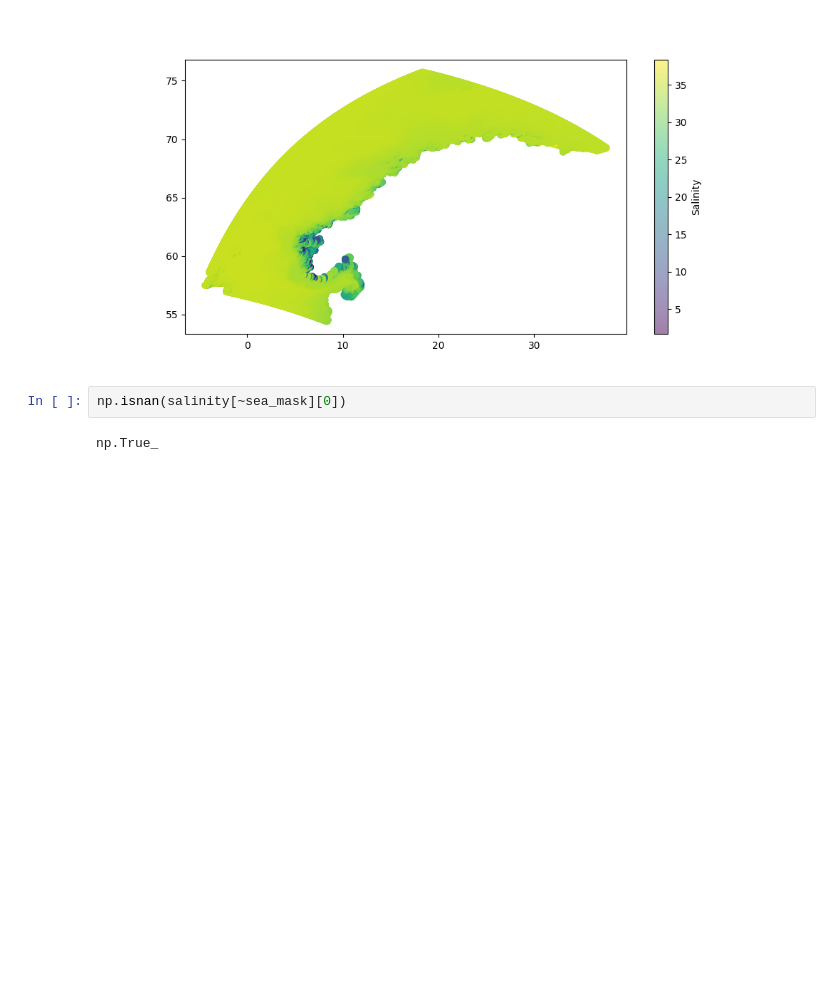
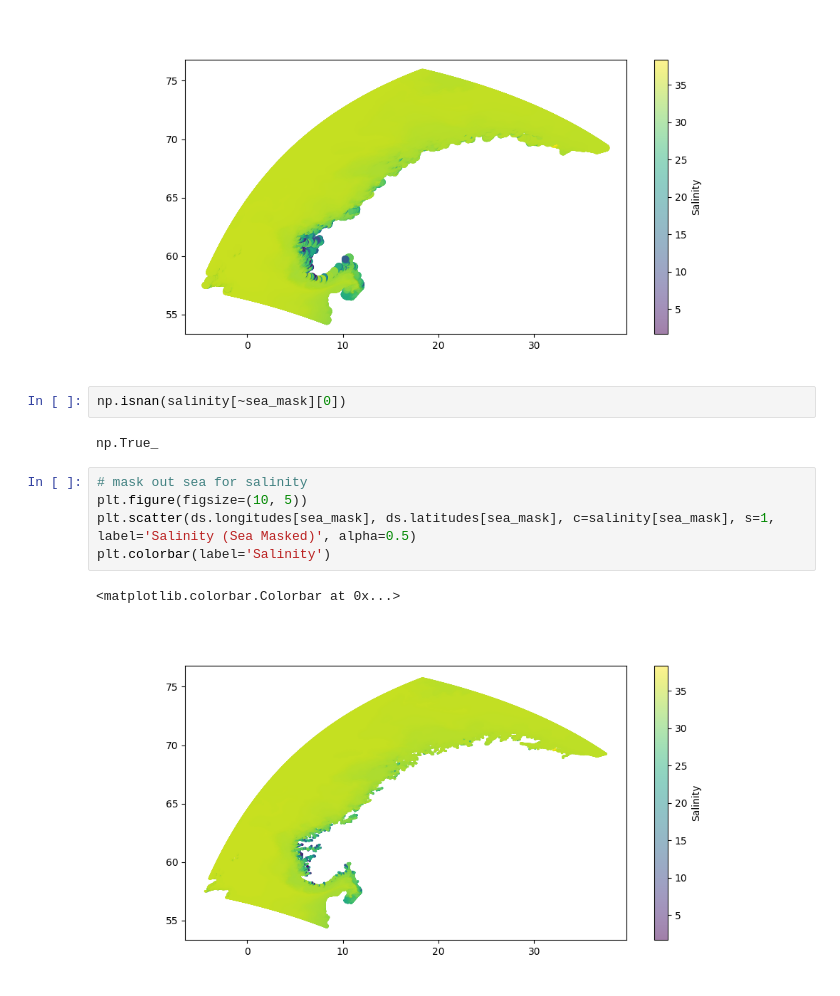
Before and after one commit to metno/ocean-ai, a Jupyter notebook: datasets/find_nans.ipynb, the cells around one changed output. Saved outputs shown, nothing was run; the diff lists cells and outputs as text; blank space fills up the shorter version.

```diff
--- a/datasets/find_nans.ipynb
+++ b/datasets/find_nans.ipynb
@@ -117,3 +130,11 @@ plt.colorbar(label='Salinity')
 np.isnan(salinity[~sea_mask][0])
 # %% [output]
 np.True_
+# %%
+# mask out sea for salinity
+plt.figure(figsize=(10, 5))
+plt.scatter(ds.longitudes[sea_mask], ds.latitudes[sea_mask], c=salinity[sea_mask], s=1, label='Salinity (Sea Masked)', alpha=0.5)
+plt.colorbar(label='Salinity')
+# %% [output]
+<matplotlib.colorbar.Colorbar at 0x...>
+[figure, added]
```
Also changed, not shown: parts of 3 cells of this notebook, 2 other files.
